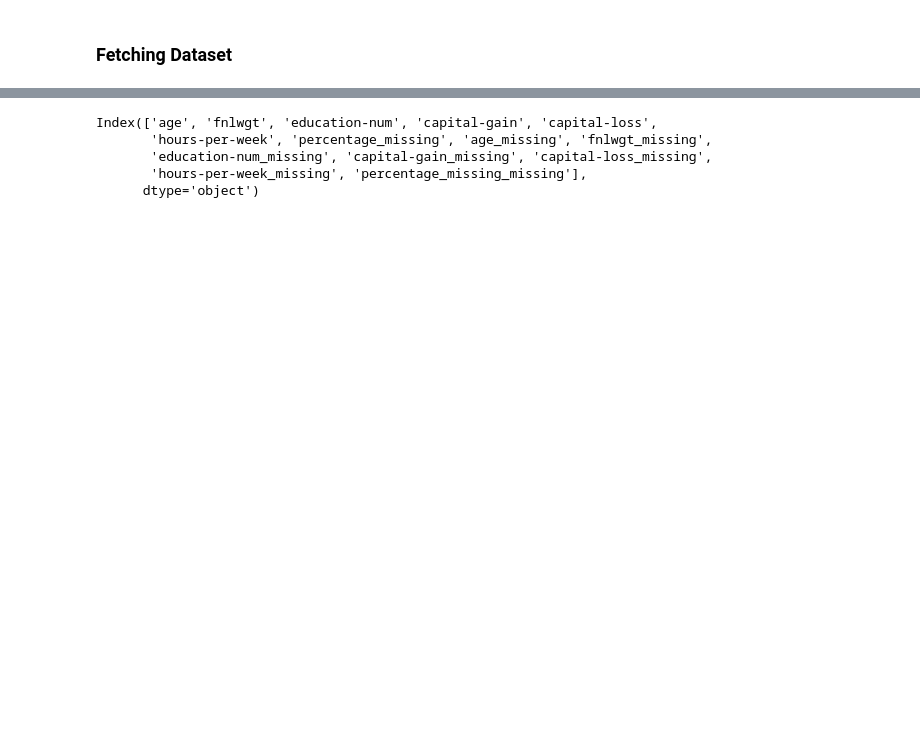
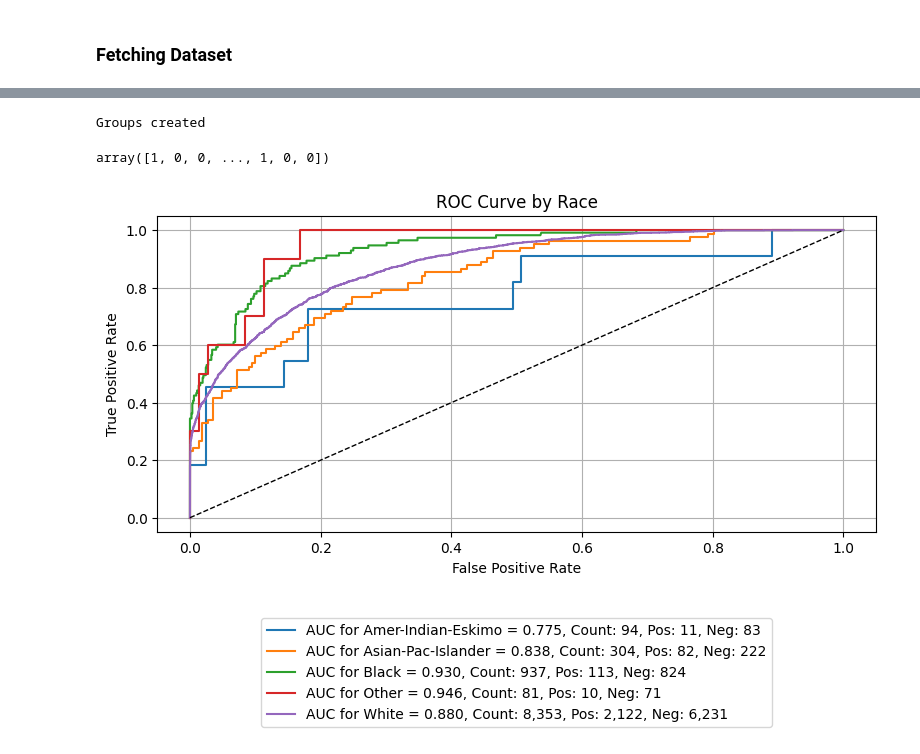
Before and after one commit to lshpaner/adult_income_test, a Jupyter notebook: notebooks/equiboots_demo.ipynb, the cells around one changed output, grey strips where cells are left out. Saved outputs shown, nothing was run; the diff lists cells and outputs as text; code cells hidden in the pictures; blank space fills up the shorter version.

```diff
--- a/notebooks/equiboots_demo.ipynb
+++ b/notebooks/equiboots_demo.ipynb
@@ -19,5 +19,3 @@ import equiboots as eqb
 # %%
 adult_x = pd.read_parquet("../data/processed/X.parquet")
 adult_y = pd.read_parquet("../data/processed/y_income.parquet")
-# %%
-adult_x = pd.read_parquet("../data/raw/df.parquet")
@@ -57,4 +38,7 @@ def return_best_model(outcome, metric, mlruns_location):
     return best_model
 # %%
 best_model = return_best_model("income", "valid Average Precision", "../mlruns/models/")
+
+
+test_x, test_y = best_model.get_test_data(adult_x, adult_y)
 # %% [output]
@@ -62,4 +46,5 @@ Best Run ID: 802618f54b144225b05e37f61d2cd070, Best valid Average Precision: 0.7
 # %%
-y_pred = best_model.predict(adult_x)
-y_prob = best_model.predict_proba(adult_x)
-y_true = adult_y
+y_pred = best_model.predict(test_x)
+y_prob = best_model.predict_proba(test_x)[:, 1]
+y_true = test_y.to_numpy().ravel()
+fairness_df = test_x[["race", "sex"]]
@@ -66,11 +59,5 @@ y_true = adult_y
-# %%
-adult_x.columns
-# %% [output]
-Index(['age', 'fnlwgt', 'education-num', 'capital-gain', 'capital-loss',
-       'hours-per-week', 'percentage_missing', 'age_missing', 'fnlwgt_missing',
-       'education-num_missing', 'capital-gain_missing', 'capital-loss_missing',
-       'hours-per-week_missing', 'percentage_missing_missing'],
-      dtype='object')
+# %%
+fairness_df = fairness_df.reset_index()
 # %%
 eq = eqb.EquiBoots(
     y_true=y_true,
@@ -81,3 +68,17 @@ eq = eqb.EquiBoots(
 )
 eq.grouper(groupings_vars=["race", "sex"])
 sliced_data = eq.slicer("race")
+# %% [output]
+Groups created
+# %%
+y_true
+# %% [output]
+array([1, 0, 0, ..., 1, 0, 0])
+# %%
+eqb.eq_plot_roc_auc(
+    data=sliced_data,
+    title="ROC Curve by Race",
+    decimal_places=3,
+)
+# %% [output]
+[figure, added]
```
Also changed, not shown: parts of 11 cells of this notebook, 1 other file.
